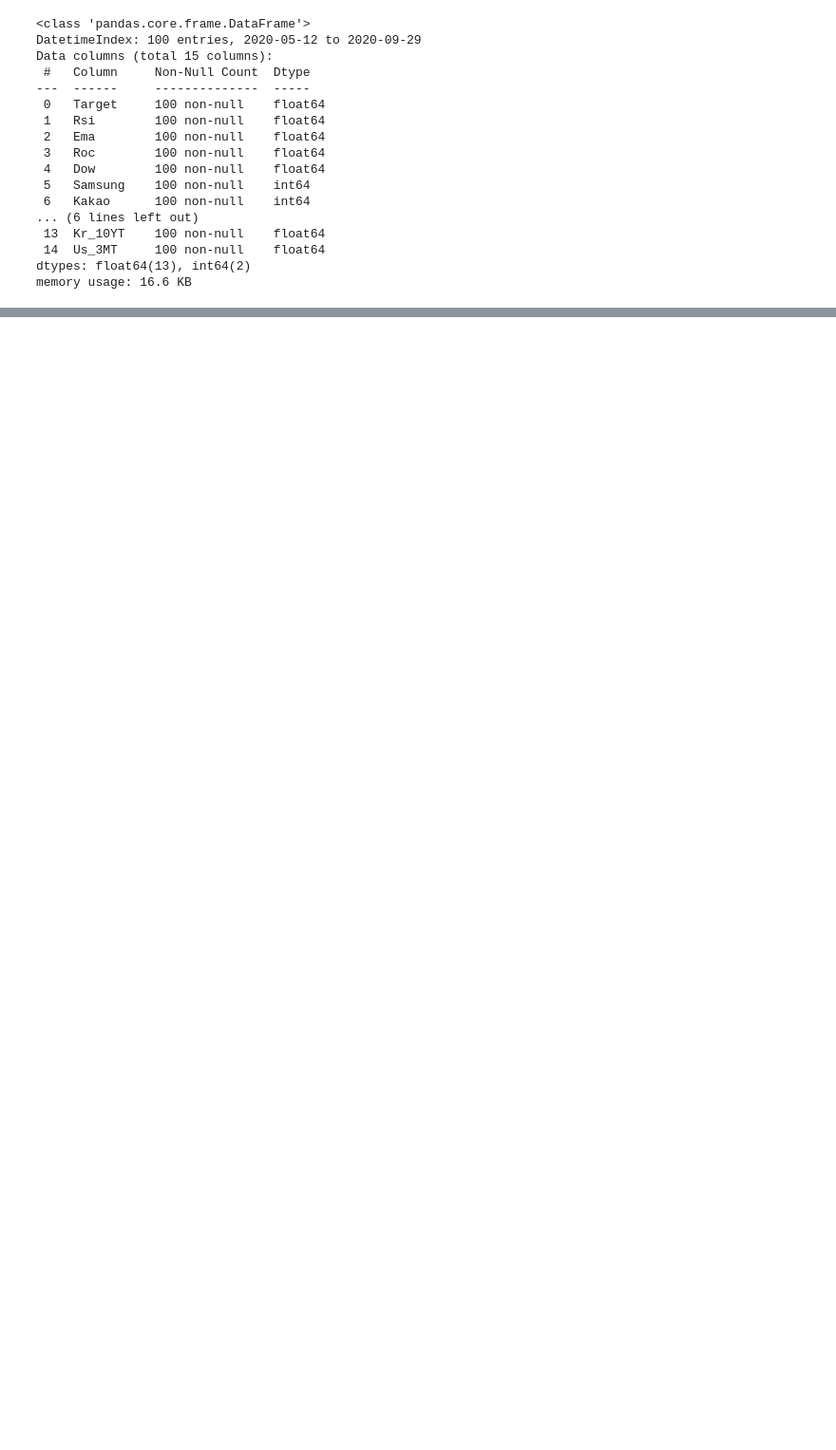
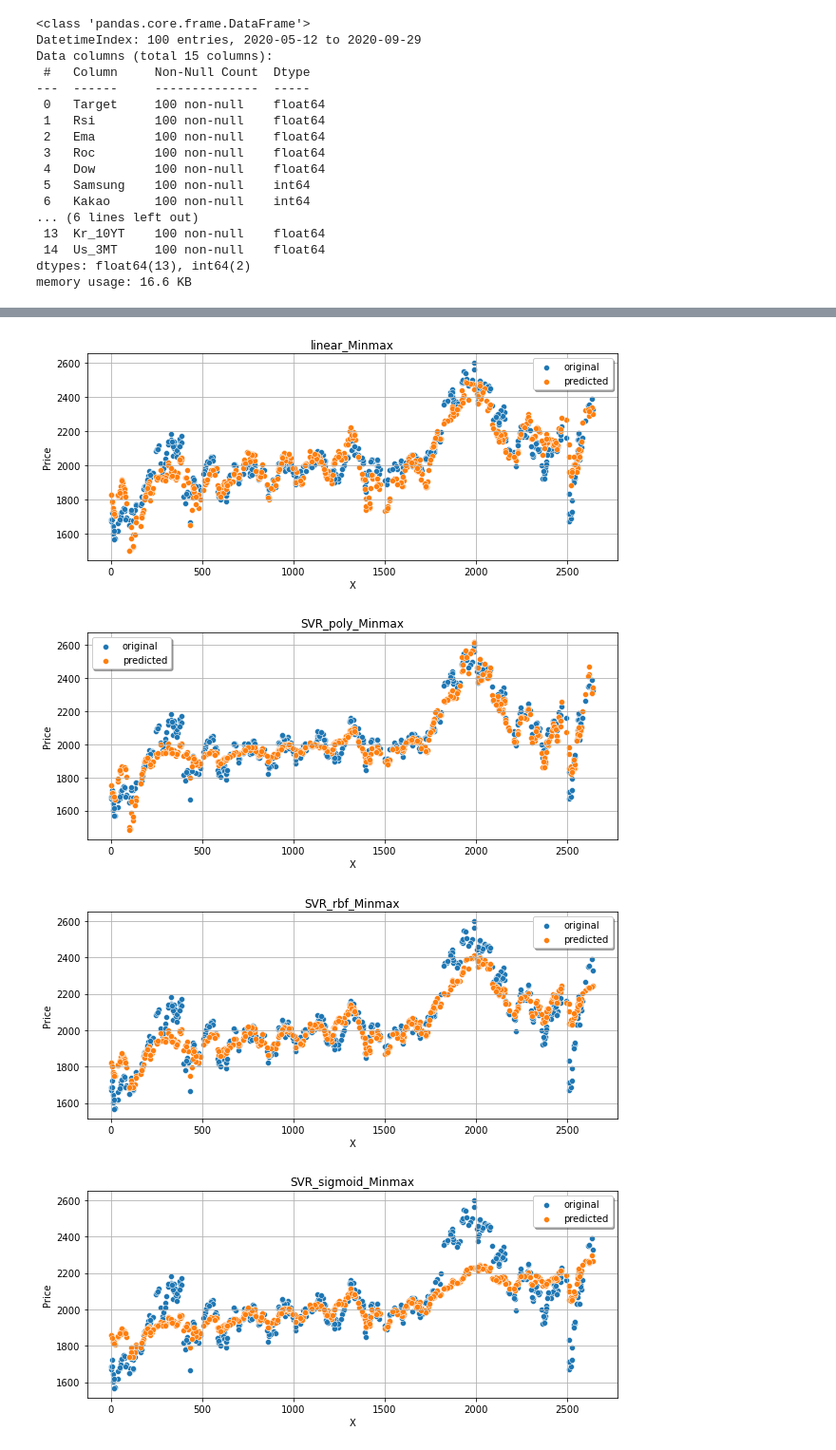
Before and after one commit to DongGuk-Seo/Yeardream, a Jupyter notebook: Project_Modeling/Project_Kospi_Price_Prediction.ipynb, the cells around one changed output, grey strips where cells are left out. Shown at 95% size. Cells and saved outputs as stored; diff of their text form; code cells hidden in the pictures; blank space fills up the shorter version.

```diff
--- a/Project_Modeling/Project_Kospi_Price_Prediction.ipynb
+++ b/Project_Modeling/Project_Kospi_Price_Prediction.ipynb
@@ -604,6 +610,7 @@ testX_scaled_minmax = MinMaxScaler().fit_transform(testX)
 # %%
-def check(trainx, trainy, testx, testy, k, c, g, d):
-    model = SVR(kernel=k, C=c, gamma=g, degree=d).fit(trainx,trainy)
+# Finding best case of r2_score
+def check(trainx, trainy, testx, testy, k, c, g, e, d):
+    model = SVR(kernel=k, C=c, gamma=g, degree=d, epsilon=e).fit(trainx,trainy)
     pred = model.predict(testx)
     return r2_score(testy,pred)
 # %%
@@ -706,0 +744,2 @@ plt.show()
+# %%
+trainX_obj, testX_obj, trainy_obj, testy_obj = train_test_split(kospi_obj.drop(columns=['Target']), kospi_obj['Target'], test_size=0.2, shuffle=True,random_state=25)
@@ -706,0 +765,4 @@ plt.show()
+# %%
+# Scaling using min-max scailing
+trainX_obj_scaled_minmax = MinMaxScaler().fit_transform(trainX_obj.drop(columns=['Date']))
+testX_obj_scaled_minmax = MinMaxScaler().fit_transform(testX_obj.drop(columns=['Date']))
@@ -706,0 +849,49 @@ plt.show()
+# %%
+# 각 kernel 별 날짜 정렬을 위해 dataframe에 병합
+testX_obj['pred'] = pred
+testX_obj['pred2'] = pred2
+testX_obj['pred3'] = pred3
+testX_obj['pred4'] = pred4
+# %%
+x_ax = testX_obj.index
+plt.figure(figsize=(10, 4))
+sns.scatterplot(x=x_ax, y=testy_obj, label="original")
+sns.scatterplot(x=x_ax, y=testX_obj['pred'], label="predicted")
+plt.title("linear_Minmax")
+plt.xlabel('X')
+plt.ylabel('Price')
+plt.legend(loc='best',fancybox=True, shadow=True)
+plt.grid(True)
+plt.show()
+plt.figure(figsize=(10, 4))
+sns.scatterplot(x=x_ax, y=testy_obj, label="original")
+sns.scatterplot(x=x_ax, y=testX_obj['pred2'], label="predicted")
+plt.title("SVR_poly_Minmax")
+plt.xlabel('X')
+plt.ylabel('Price')
+plt.legend(loc='best',fancybox=True, shadow=True)
+plt.grid(True)
+plt.show()
+plt.figure(figsize=(10, 4))
+sns.scatterplot(x=x_ax, y=testy_obj, label="original")
+sns.scatterplot(x=x_ax, y=testX_obj['pred3'], label="predicted")
+plt.title("SVR_rbf_Minmax")
+plt.xlabel('X')
+plt.ylabel('Price')
+plt.legend(loc='best',fancybox=True, shadow=True)
+plt.grid(True)
+plt.show()
+plt.figure(figsize=(10, 4))
+sns.scatterplot(x=x_ax, y=testy_obj, label="original")
+sns.scatterplot(x=x_ax, y=testX_obj['pred4'], label="predicted")
+plt.title("SVR_sigmoid_Minmax")
+plt.xlabel('X')
+plt.ylabel('Price')
+plt.legend(loc='best',fancybox=True, shadow=True)
+plt.grid(True)
+plt.show()
+# %% [output]
+[figure, added]
+[figure, added]
+[figure, added]
+[figure, added]
```
Also changed, not shown: parts of 22 cells of this notebook.
